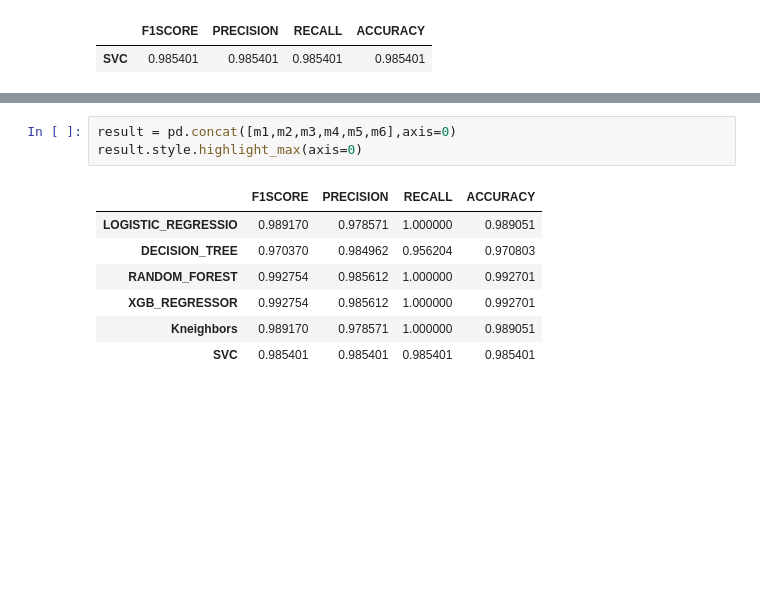
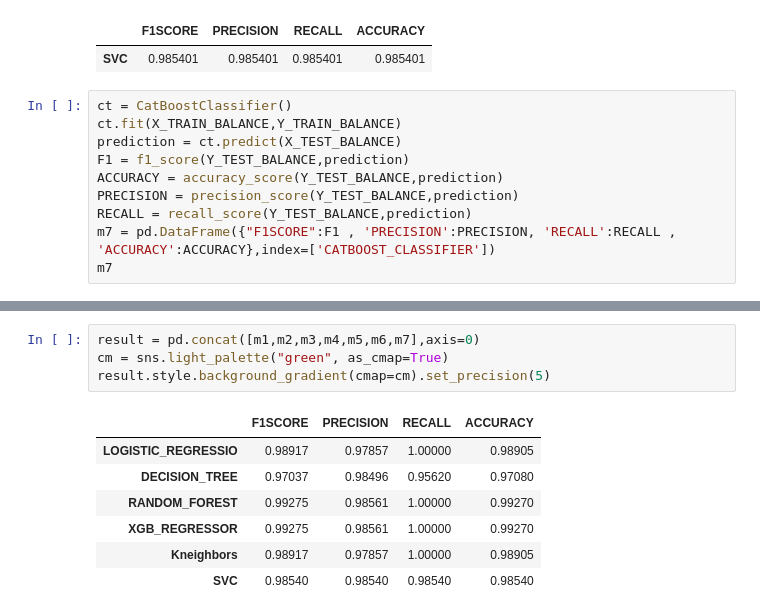
Before and after one commit to isoori/Pok-mon, a Jupyter notebook: Untitled.ipynb, the cells around one changed output, grey strips where cells are left out. Cells and saved outputs as stored; diff of their text form; blank space fills up the shorter version.

```diff
--- a/Untitled.ipynb
+++ b/Untitled.ipynb
@@ -221,3 +222,13 @@ m6
 # %% [output]
 |  | F1SCORE | PRECISION | RECALL | ACCURACY |
 | SVC | 0.985401 | 0.985401 | 0.985401 | 0.985401 |
+# %%
+ct = CatBoostClassifier()
+ct.fit(X_TRAIN_BALANCE,Y_TRAIN_BALANCE)
+prediction = ct.predict(X_TEST_BALANCE)
+F1 = f1_score(Y_TEST_BALANCE,prediction)
+ACCURACY = accuracy_score(Y_TEST_BALANCE,prediction)
+PRECISION = precision_score(Y_TEST_BALANCE,prediction)
+RECALL = recall_score(Y_TEST_BALANCE,prediction)
+m7 = pd.DataFrame({"F1SCORE":F1 , 'PRECISION':PRECISION, 'RECALL':RECALL , 'ACCURACY':ACCURACY},index=['CATBOOST_CLASSIFIER'])
+m7
@@ -224,11 +253,12 @@ m6
 # %%
-result = pd.concat([m1,m2,m3,m4,m5,m6],axis=0)
-result.style.highlight_max(axis=0)
+result = pd.concat([m1,m2,m3,m4,m5,m6,m7],axis=0)
+cm = sns.light_palette("green", as_cmap=True)
+result.style.background_gradient(cmap=cm).set_precision(5)
 # %% [output]
 |  | F1SCORE | PRECISION | RECALL | ACCURACY |
-| LOGISTIC_REGRESSIO | 0.989170 | 0.978571 | 1.000000 | 0.989051 |
-| DECISION_TREE | 0.970370 | 0.984962 | 0.956204 | 0.970803 |
-| RANDOM_FOREST | 0.992754 | 0.985612 | 1.000000 | 0.992701 |
-| XGB_REGRESSOR | 0.992754 | 0.985612 | 1.000000 | 0.992701 |
-| Kneighbors | 0.989170 | 0.978571 | 1.000000 | 0.989051 |
-| SVC | 0.985401 | 0.985401 | 0.985401 | 0.985401 |
+| LOGISTIC_REGRESSIO | 0.98917 | 0.97857 | 1.00000 | 0.98905 |
+| DECISION_TREE | 0.97037 | 0.98496 | 0.95620 | 0.97080 |
+| RANDOM_FOREST | 0.99275 | 0.98561 | 1.00000 | 0.99270 |
+| XGB_REGRESSOR | 0.99275 | 0.98561 | 1.00000 | 0.99270 |
+| Kneighbors | 0.98917 | 0.97857 | 1.00000 | 0.98905 |
+| SVC | 0.98540 | 0.98540 | 0.98540 | 0.98540 |
```
Also changed, not shown: parts of 2 cells of this notebook, 4 other files.
